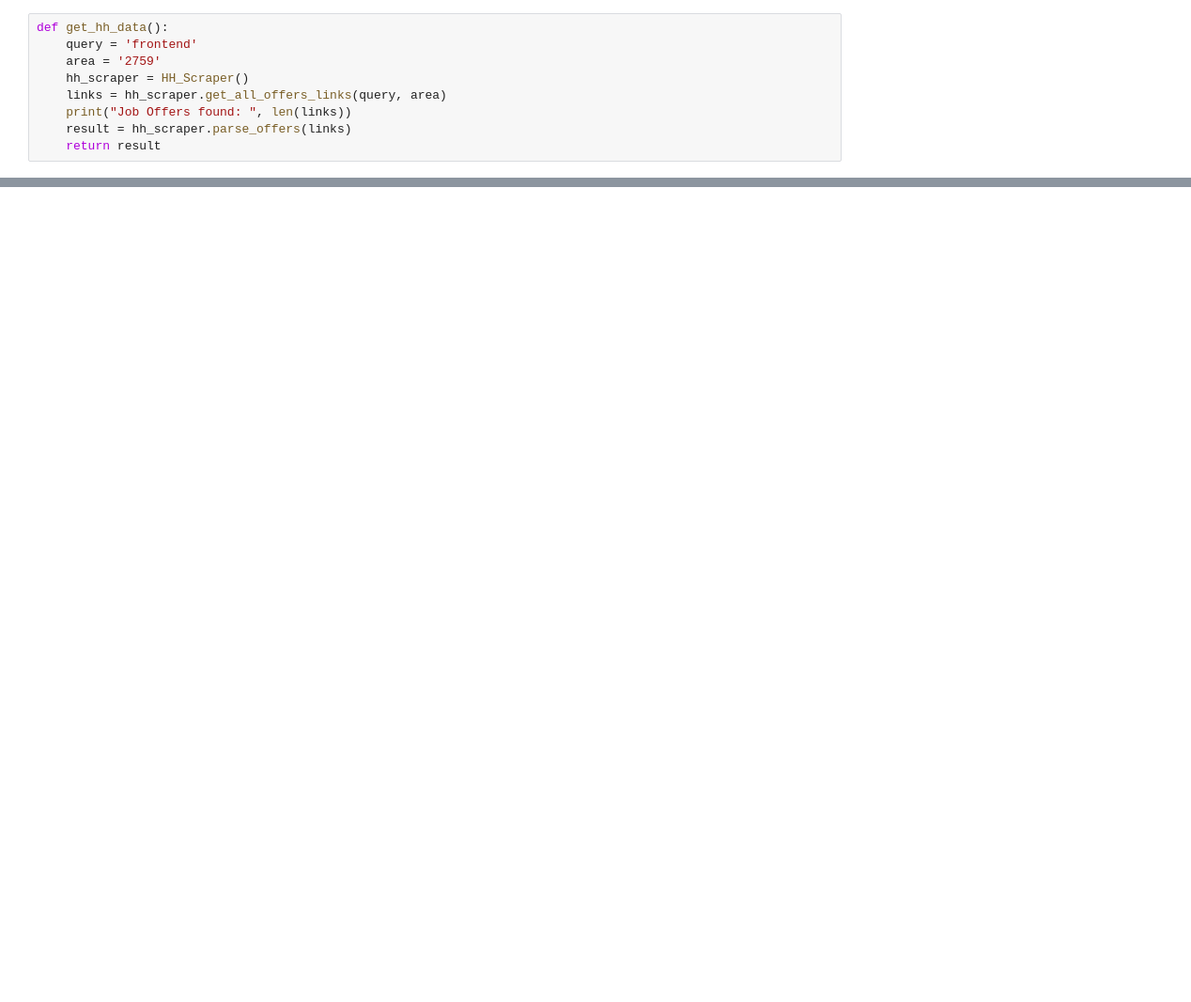
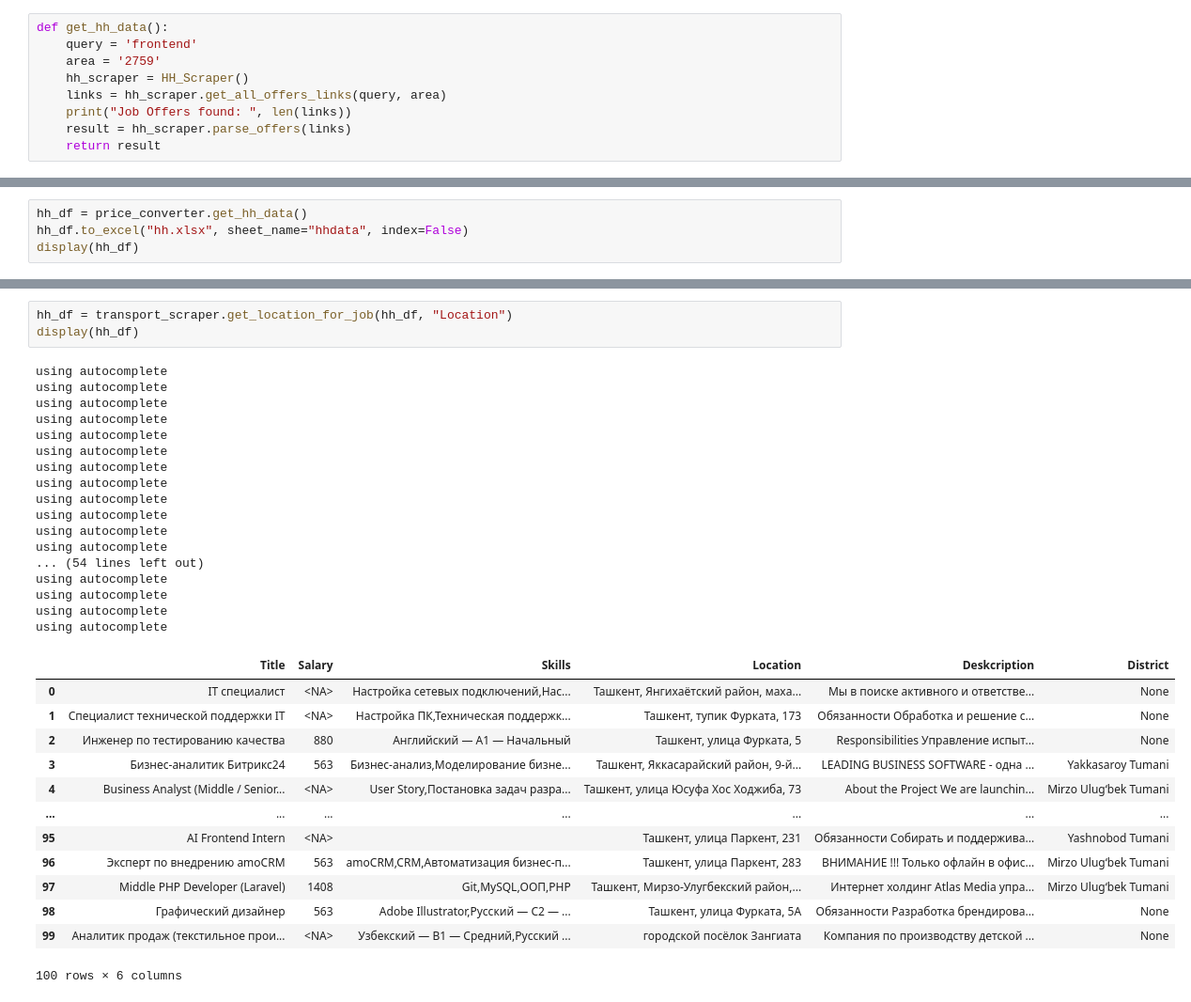
Before and after one commit to Khojayev12/udea-3-data-science-final, a Jupyter notebook: main.ipynb, the cells around one changed output, grey strips where cells are left out. Shown at 94% size. Cells and saved outputs as stored; diff of their text form; blank space fills up the shorter version.

```diff
--- a/main.ipynb
+++ b/main.ipynb
@@ -104,0 +170,4 @@ display(raw_hh_df)
+# %%
+hh_df = price_converter.get_hh_data()
+hh_df.to_excel("hh.xlsx", sheet_name="hhdata", index=False)
+display(hh_df)
@@ -104,0 +269,34 @@ display(raw_hh_df)
+# %%
+hh_df = transport_scraper.get_location_for_job(hh_df, "Location")
+display(hh_df)
+# %% [output]
+using autocomplete
+using autocomplete
+using autocomplete
+using autocomplete
+using autocomplete
+using autocomplete
+using autocomplete
+using autocomplete
+using autocomplete
+using autocomplete
+using autocomplete
+using autocomplete
+... (54 lines left out)
+using autocomplete
+using autocomplete
+using autocomplete
+using autocomplete
+|  | Title | Salary | Skills | Location | Deskcription | District |
+| 0 | IT специалист | <NA> | Настройка сетевых подключений,Нас... | Ташкент, Янгихаётский район, маха... | Мы в поиске активного и ответстве... | None |
+| 1 | Специалист технической поддержки IT | <NA> | Настройка ПК,Техническая поддержк... | Ташкент, тупик Фурката, 173 | Обязанности Обработка и решение с... | None |
+| 2 | Инженер по тестированию качества | 880 | Английский — A1 — Начальный | Ташкент, улица Фурката, 5 | Responsibilities Управление испыт... | None |
+| 3 | Бизнес-аналитик Битрикс24 | 563 | Бизнес-анализ,Моделирование бизне... | Ташкент, Яккасарайский район, 9-й... | LEADING BUSINESS SOFTWARE - одна ... | Yakkasaroy Tumani |
+| 4 | Business Analyst (Middle / Senior... | <NA> | User Story,Постановка задач разра... | Ташкент, улица Юсуфа Хос Ходжиба, 73 | About the Project We are launchin... | Mirzo Ulug‘bek Tumani |
+| ... | ... | ... | ... | ... | ... | ... |
+| 95 | AI Frontend Intern | <NA> |  | Ташкент, улица Паркент, 231 | Обязанности Собирать и поддержива... | Yashnobod Tumani |
+| 96 | Эксперт по внедрению amoCRM | 563 | amoCRM,CRM,Автоматизация бизнес-п... | Ташкент, улица Паркент, 283 | ВНИМАНИЕ !!! Только офлайн в офис... | Mirzo Ulug‘bek Tumani |
+| 97 | Middle PHP Developer (Laravel) | 1408 | Git,MySQL,ООП,PHP | Ташкент, Мирзо-Улугбекский район,... | Интернет холдинг Atlas Media упра... | Mirzo Ulug‘bek Tumani |
+| 98 | Графический дизайнер | 563 | Adobe Illustrator,Русский — C2 — ... | Ташкент, улица Фурката, 5А | Обязанности Разработка брендирова... | None |
+| 99 | Аналитик продаж (текстильное прои... | <NA> | Узбекский — B1 — Средний,Русский ... | городской посёлок Зангиата | Компания по производству детской ... | None |
+100 rows × 6 columns
```
Also changed, not shown: parts of 12 cells of this notebook, 14 other files.
